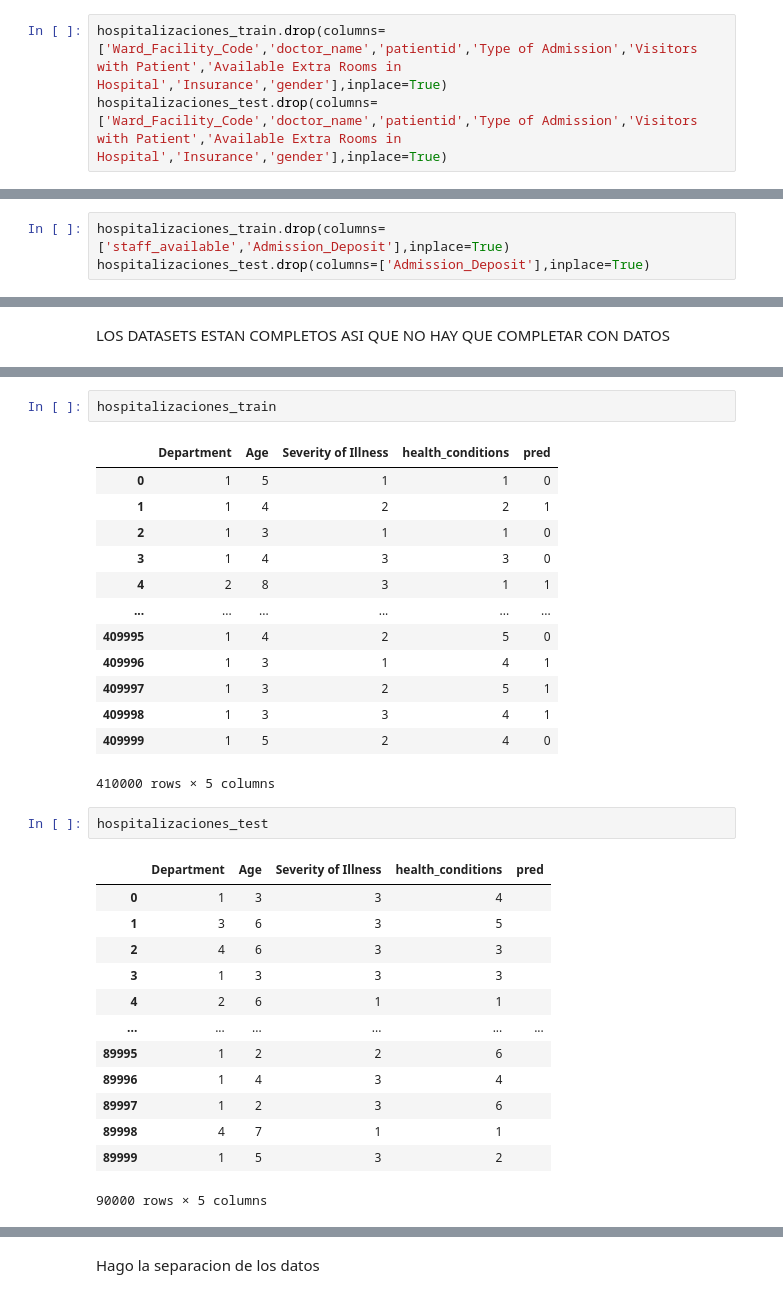
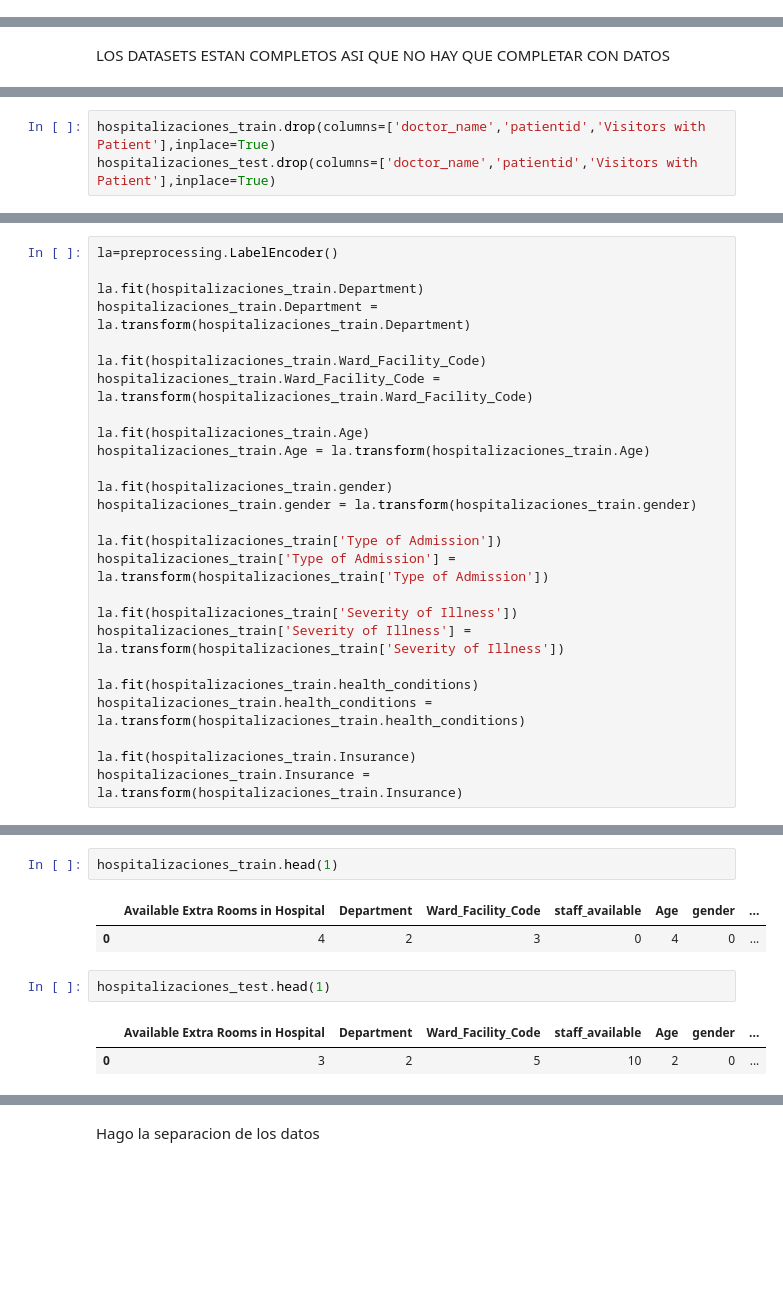
Before and after one commit to LeoBalleis/Datathon, a Jupyter notebook: 04final.ipynb, the cells around one changed output, grey strips where cells are left out. Saved outputs shown, nothing was run; the diff lists cells and outputs as text; blank space fills up the shorter version.

```diff
--- a/04final.ipynb
+++ b/04final.ipynb
@@ -163,3 +46,0 @@ hospitalizaciones_train['patientid'].duplicated().sum()
-# %%
-hospitalizaciones_train.drop(columns=['Ward_Facility_Code','doctor_name','patientid','Type of Admission','Visitors with Patient','Available Extra Rooms in Hospital','Insurance','gender'],inplace=True)
-hospitalizaciones_test.drop(columns=['Ward_Facility_Code','doctor_name','patientid','Type of Admission','Visitors with Patient','Available Extra Rooms in Hospital','Insurance','gender'],inplace=True)
@@ -178,3 +46,0 @@ Luego de  ver esta informacion puedo precindir de la columna admission_deposit y
-# %%
-hospitalizaciones_train.drop(columns=['staff_available','Admission_Deposit'],inplace=True)
-hospitalizaciones_test.drop(columns=['Admission_Deposit'],inplace=True)
@@ -230,0 +104,3 @@ Entonces los dataset quedarian asi
+# %%
+hospitalizaciones_train.drop(columns=['doctor_name','patientid','Visitors with Patient'],inplace=True)
+hospitalizaciones_test.drop(columns=['doctor_name','patientid','Visitors with Patient'],inplace=True)
@@ -230,0 +147,26 @@ Entonces los dataset quedarian asi
+# %%
+la=preprocessing.LabelEncoder()
+
+la.fit(hospitalizaciones_train.Department)
+hospitalizaciones_train.Department = la.transform(hospitalizaciones_train.Department)
+
+la.fit(hospitalizaciones_train.Ward_Facility_Code)
+hospitalizaciones_train.Ward_Facility_Code = la.transform(hospitalizaciones_train.Ward_Facility_Code)
+
+la.fit(hospitalizaciones_train.Age)
+hospitalizaciones_train.Age = la.transform(hospitalizaciones_train.Age)
+
+la.fit(hospitalizaciones_train.gender)
+hospitalizaciones_train.gender = la.transform(hospitalizaciones_train.gender)
+
+la.fit(hospitalizaciones_train['Type of Admission'])
+hospitalizaciones_train['Type of Admission'] = la.transform(hospitalizaciones_train['Type of Admission'])
+
+la.fit(hospitalizaciones_train['Severity of Illness'])
+hospitalizaciones_train['Severity of Illness'] = la.transform(hospitalizaciones_train['Severity of Illness'])
+
+la.fit(hospitalizaciones_train.health_conditions)
+hospitalizaciones_train.health_conditions = la.transform(hospitalizaciones_train.health_conditions)
+
+la.fit(hospitalizaciones_train.Insurance)
+hospitalizaciones_train.Insurance = la.transform(hospitalizaciones_train.Insurance)
@@ -231,32 +199,10 @@ Entonces los dataset quedarian asi
 # %%
-hospitalizaciones_train
+hospitalizaciones_train.head(1)
 # %% [output]
-|  | Department | Age | Severity of Illness | health_conditions | pred |
-| 0 | 1 | 5 | 1 | 1 | 0 |
-| 1 | 1 | 4 | 2 | 2 | 1 |
-| 2 | 1 | 3 | 1 | 1 | 0 |
-| 3 | 1 | 4 | 3 | 3 | 0 |
-| 4 | 2 | 8 | 3 | 1 | 1 |
-| ... | ... | ... | ... | ... | ... |
-| 409995 | 1 | 4 | 2 | 5 | 0 |
-| 409996 | 1 | 3 | 1 | 4 | 1 |
-| 409997 | 1 | 3 | 2 | 5 | 1 |
-| 409998 | 1 | 3 | 3 | 4 | 1 |
-| 409999 | 1 | 5 | 2 | 4 | 0 |
+|  | Available Extra Rooms in Hospital | Department | Ward_Facility_Code | staff_available | Age | gender | ... |
+| 0 | 4 | 2 | 3 | 0 | 4 | 0 | ... |
-410000 rows × 5 columns
 # %%
-hospitalizaciones_test
+hospitalizaciones_test.head(1)
 # %% [output]
-|  | Department | Age | Severity of Illness | health_conditions | pred |
-| 0 | 1 | 3 | 3 | 4 |  |
-| 1 | 3 | 6 | 3 | 5 |  |
-| 2 | 4 | 6 | 3 | 3 |  |
-| 3 | 1 | 3 | 3 | 3 |  |
-| 4 | 2 | 6 | 1 | 1 |  |
-| ... | ... | ... | ... | ... | ... |
-| 89995 | 1 | 2 | 2 | 6 |  |
-| 89996 | 1 | 4 | 3 | 4 |  |
-| 89997 | 1 | 2 | 3 | 6 |  |
-| 89998 | 4 | 7 | 1 | 1 |  |
-| 89999 | 1 | 5 | 3 | 2 |  |
+|  | Available Extra Rooms in Hospital | Department | Ward_Facility_Code | staff_available | Age | gender | ... |
+| 0 | 3 | 2 | 5 | 10 | 2 | 0 | ... |
-90000 rows × 5 columns
```
Also changed, not shown: parts of 82 cells of this notebook, 5 other files.
